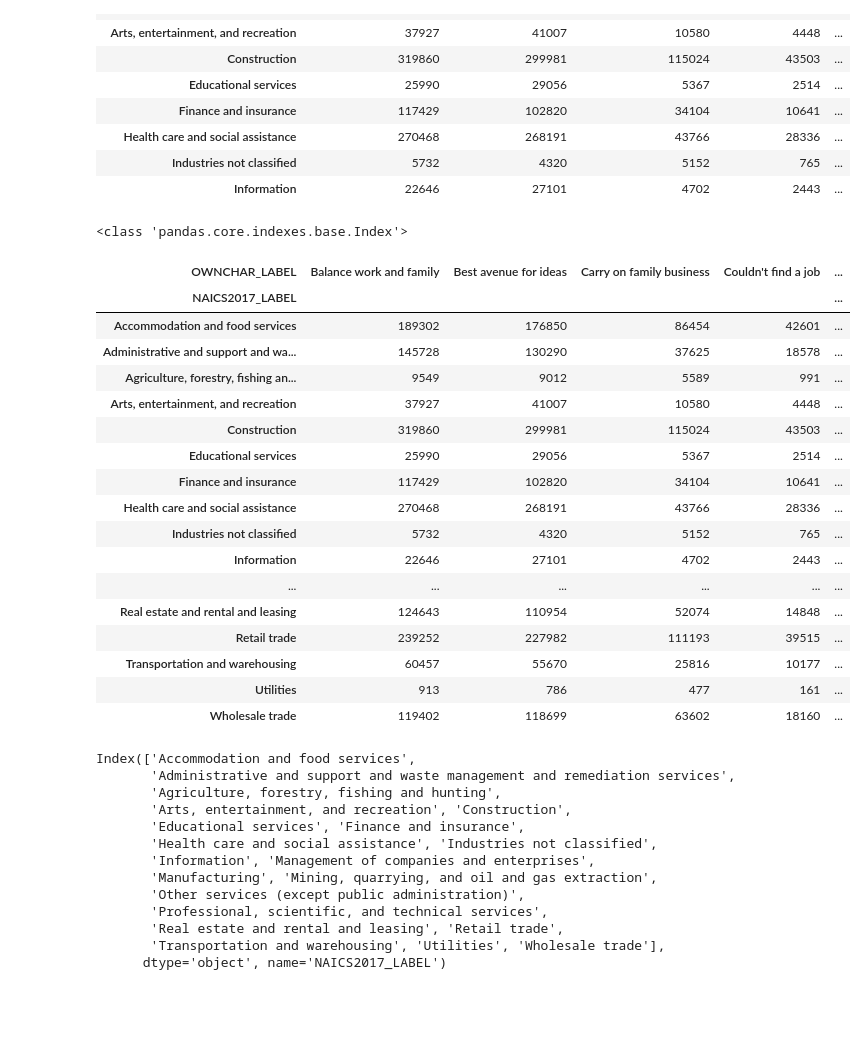
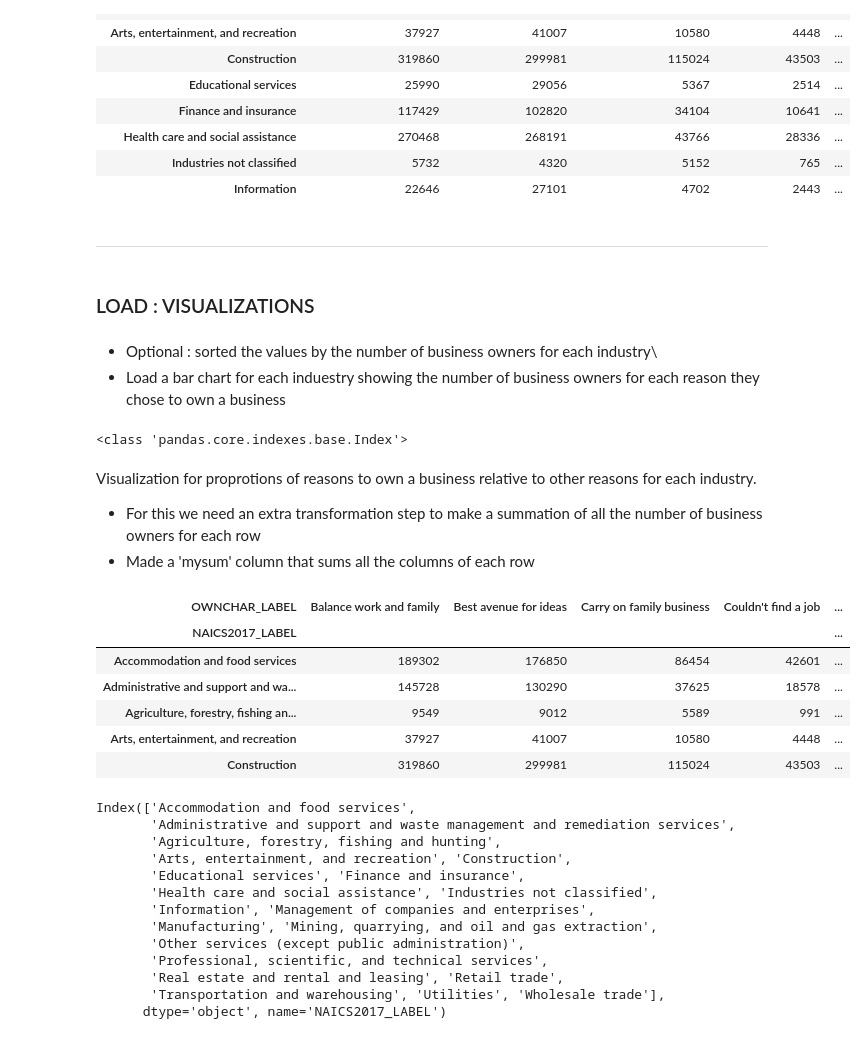
Before and after one commit to snowwly/Assessment_CensusAPIData_Panadas, a Jupyter notebook: Shirley/Q1ETL.ipynb, the cells around one changed output. Cells and saved outputs as stored; diff of their text form; code cells hidden in the pictures; blank space fills up the shorter version.

```diff
--- a/Shirley/Q1ETL.ipynb
+++ b/Shirley/Q1ETL.ipynb
@@ -95,0 +125,4 @@ display(df.head(10))
+# %%
+otherFilter = df['OWNCHAR_LABEL'] != 'Other'
+df = df[otherFilter]
+display(df.head(10))
@@ -158,6 +209,13 @@ display(df.head(10))
 | Health care and social assistance | 270468 | 268191 | 43766 | 28336 | ... |
 | Industries not classified | 5732 | 4320 | 5152 | 765 | ... |
 | Information | 22646 | 27101 | 4702 | 2443 | ... |
+# %% [markdown]
+----------------------------
+# %% [markdown]
+### LOAD : VISUALIZATIONS
+# %% [markdown]
+-   Optional : sorted the values by the number of business owners for each industry\
+-   Load a bar chart for each induestry showing the number of business owners for each reason they chose to own a business
 # %%
 #plot each industry as its own bar chart
 cols = df.columns
@@ -182,28 +243,21 @@ for i in df.index:
     fig.show()
 # %% [output]
 <class 'pandas.core.indexes.base.Index'>
+# %% [markdown]
+Visualization for proprotions of reasons to own a business relative to other reasons for each industry.
+-   For this we need an extra transformation step to make a summation of all the number of business owners for each row
+-   Made a 'mysum' column that sums all the columns of each row
 # %%
 
 #I'm aggregating the sum across the rows to divide each col by its sum to get a proportion later
 df['mysum'] = df.sum(axis=1)
-df
+display(df.head())
 # %% [output]
 | OWNCHAR_LABEL | Balance work and family | Best avenue for ideas | Carry on family business | Couldn't find a job | ... |
 | NAICS2017_LABEL |  |  |  |  | ... |
 | Accommodation and food services | 189302 | 176850 | 86454 | 42601 | ... |
 | Administrative and support and wa... | 145728 | 130290 | 37625 | 18578 | ... |
 | Agriculture, forestry, fishing an... | 9549 | 9012 | 5589 | 991 | ... |
 | Arts, entertainment, and recreation | 37927 | 41007 | 10580 | 4448 | ... |
 | Construction | 319860 | 299981 | 115024 | 43503 | ... |
-| Educational services | 25990 | 29056 | 5367 | 2514 | ... |
-| Finance and insurance | 117429 | 102820 | 34104 | 10641 | ... |
-| Health care and social assistance | 270468 | 268191 | 43766 | 28336 | ... |
-| Industries not classified | 5732 | 4320 | 5152 | 765 | ... |
-| Information | 22646 | 27101 | 4702 | 2443 | ... |
-| ... | ... | ... | ... | ... | ... |
-| Real estate and rental and leasing | 124643 | 110954 | 52074 | 14848 | ... |
-| Retail trade | 239252 | 227982 | 111193 | 39515 | ... |
-| Transportation and warehousing | 60457 | 55670 | 25816 | 10177 | ... |
-| Utilities | 913 | 786 | 477 | 161 | ... |
-| Wholesale trade | 119402 | 118699 | 63602 | 18160 | ... |
 # %%
```
Also changed, not shown: parts of 24 cells of this notebook, 2 other files.
